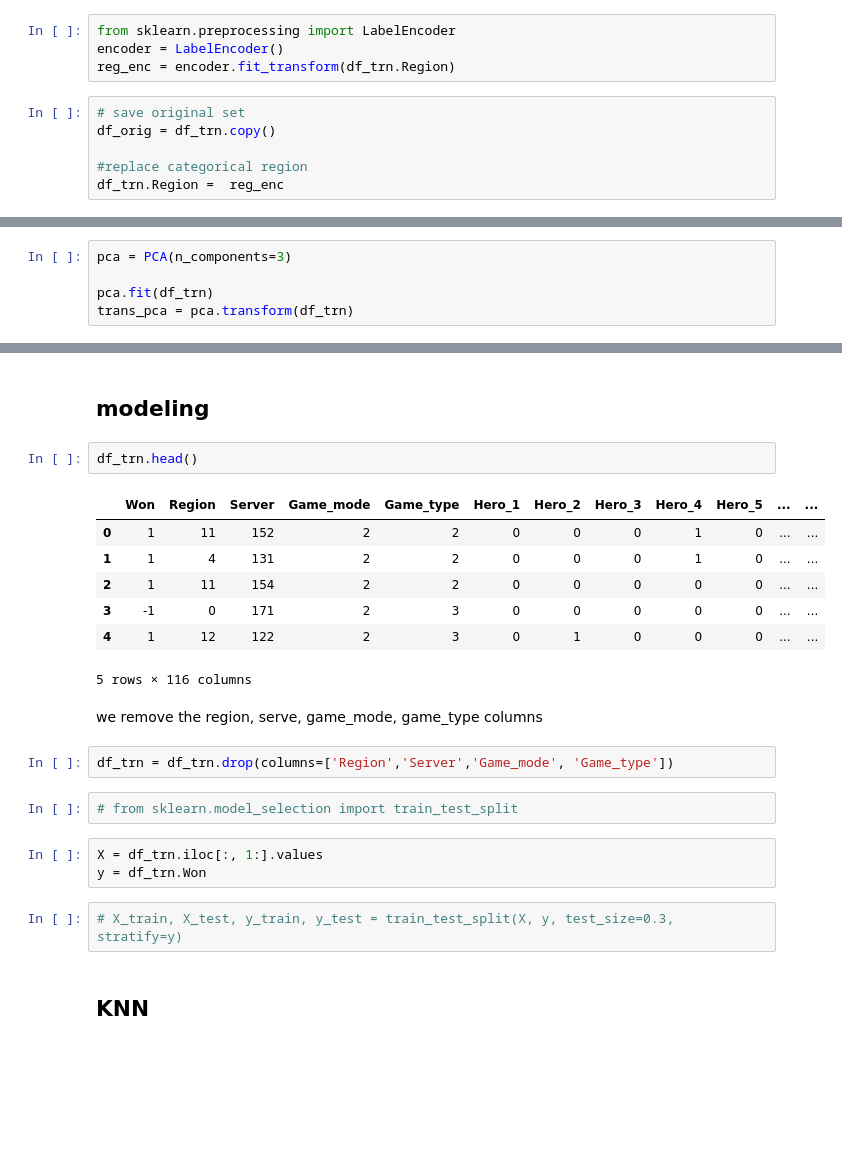
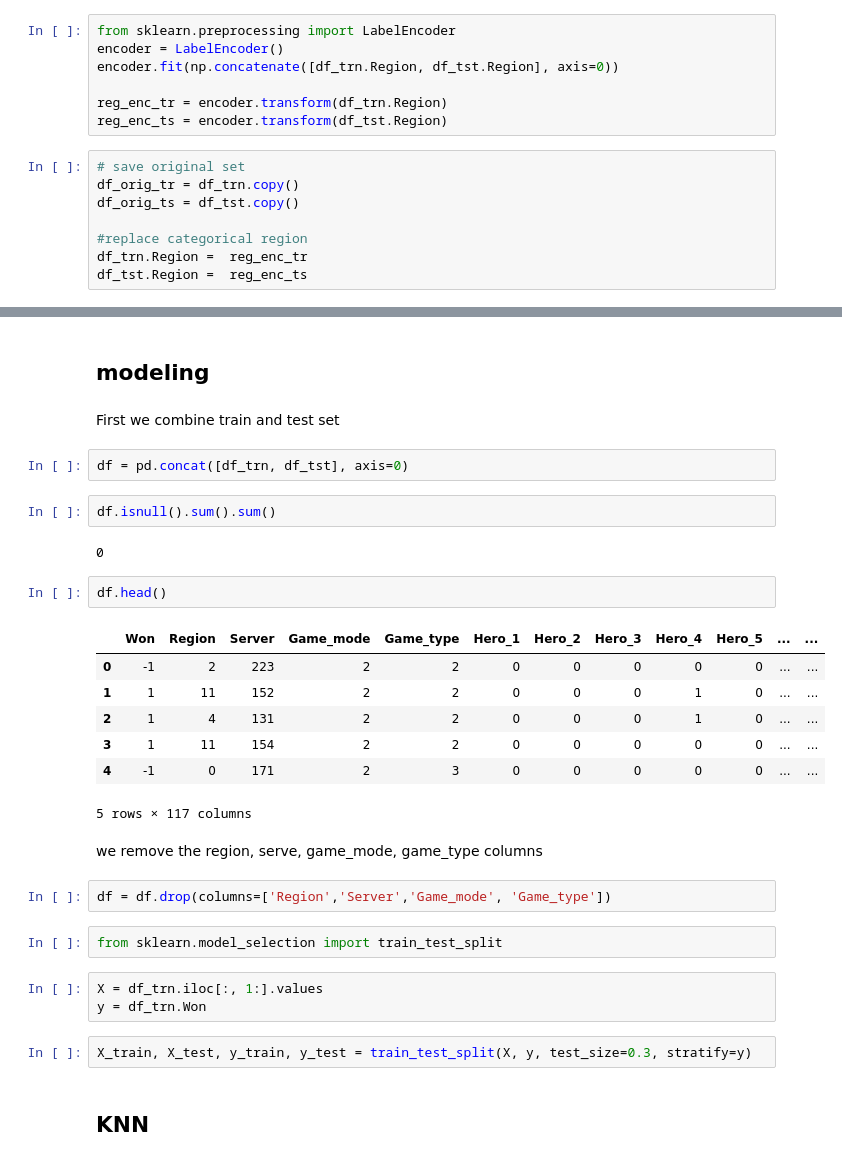
Before and after one commit to mrpintime/Dota2_TI-2016, a Jupyter notebook: Dota2Game.ipynb, the cells around one changed output, grey strips where cells are left out. Drawn from its saved outputs; the diff is of its cells as text; blank space fills up the shorter version.

```diff
--- a/Dota2Game.ipynb
+++ b/Dota2Game.ipynb
@@ -643,13 +637,18 @@ Lets remove server and encode region
 # %%
 from sklearn.preprocessing import LabelEncoder
 encoder = LabelEncoder()
-reg_enc = encoder.fit_transform(df_trn.Region)
+encoder.fit(np.concatenate([df_trn.Region, df_tst.Region], axis=0))
+
+reg_enc_tr = encoder.transform(df_trn.Region)
+reg_enc_ts = encoder.transform(df_tst.Region)
 # %%
 # save original set
-df_orig = df_trn.copy()
+df_orig_tr = df_trn.copy()
+df_orig_ts = df_tst.copy()
 
 #replace categorical region
-df_trn.Region =  reg_enc
+df_trn.Region =  reg_enc_tr
+df_tst.Region =  reg_enc_ts
 # %%
 df_trn.head()
 # %% [output]
@@ -663,7 +662,2 @@ df_trn.head()
 # %% [markdown]
 lets implement pca
-# %%
-pca = PCA(n_components=3)
-
-pca.fit(df_trn)
-trans_pca = pca.transform(df_trn)
@@ -741,27 +785,35 @@ So we can see our data are properly distributed therefore we can use some unsupe
 we can use preplexity 5 and 10 for our problem.
 # %% [markdown]
 ## modeling
+# %% [markdown]
+First we combine train and test set
+# %%
+df = pd.concat([df_trn, df_tst], axis=0)
+# %%
+df.isnull().sum().sum()
+# %% [output]
+0
 # %%
-df_trn.head()
+df.head()
 # %% [output]
 |  | Won | Region | Server | Game_mode | Game_type | Hero_1 | Hero_2 | Hero_3 | Hero_4 | Hero_5 | ... | ... |
-| 0 | 1 | 11 | 152 | 2 | 2 | 0 | 0 | 0 | 1 | 0 | ... | ... |
-| 1 | 1 | 4 | 131 | 2 | 2 | 0 | 0 | 0 | 1 | 0 | ... | ... |
-| 2 | 1 | 11 | 154 | 2 | 2 | 0 | 0 | 0 | 0 | 0 | ... | ... |
-| 3 | -1 | 0 | 171 | 2 | 3 | 0 | 0 | 0 | 0 | 0 | ... | ... |
-| 4 | 1 | 12 | 122 | 2 | 3 | 0 | 1 | 0 | 0 | 0 | ... | ... |
+| 0 | -1 | 2 | 223 | 2 | 2 | 0 | 0 | 0 | 0 | 0 | ... | ... |
+| 1 | 1 | 11 | 152 | 2 | 2 | 0 | 0 | 0 | 1 | 0 | ... | ... |
+| 2 | 1 | 4 | 131 | 2 | 2 | 0 | 0 | 0 | 1 | 0 | ... | ... |
+| 3 | 1 | 11 | 154 | 2 | 2 | 0 | 0 | 0 | 0 | 0 | ... | ... |
+| 4 | -1 | 0 | 171 | 2 | 3 | 0 | 0 | 0 | 0 | 0 | ... | ... |
-5 rows × 116 columns
+5 rows × 117 columns
 # %% [markdown]
 we remove the region, serve, game_mode, game_type columns
 # %%
-df_trn = df_trn.drop(columns=['Region','Server','Game_mode', 'Game_type'])
+df = df.drop(columns=['Region','Server','Game_mode', 'Game_type'])
 # %%
-# from sklearn.model_selection import train_test_split
+from sklearn.model_selection import train_test_split
 # %%
 X = df_trn.iloc[:, 1:].values
 y = df_trn.Won
 # %%
-# X_train, X_test, y_train, y_test = train_test_split(X, y, test_size=0.3, stratify=y)
+X_train, X_test, y_train, y_test = train_test_split(X, y, test_size=0.3, stratify=y)
 # %% [markdown]
 ## KNN
 # %%
```
Also changed, not shown: parts of 47 cells of this notebook.
